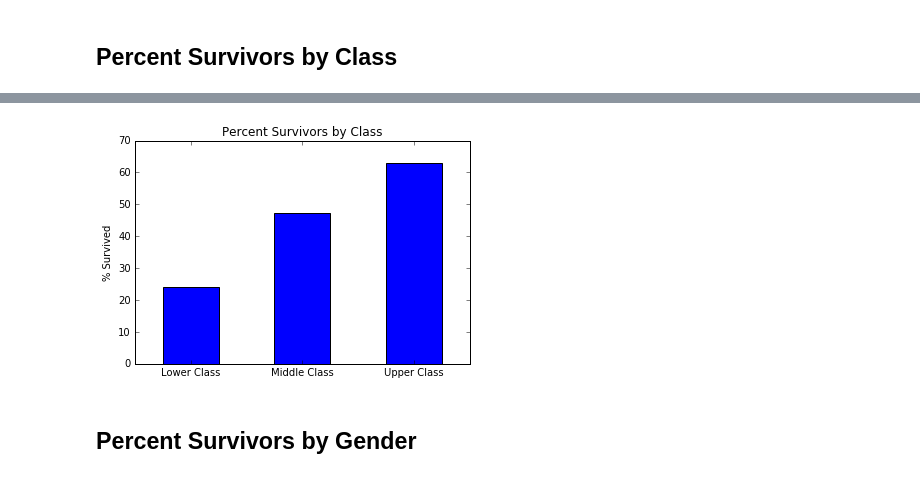
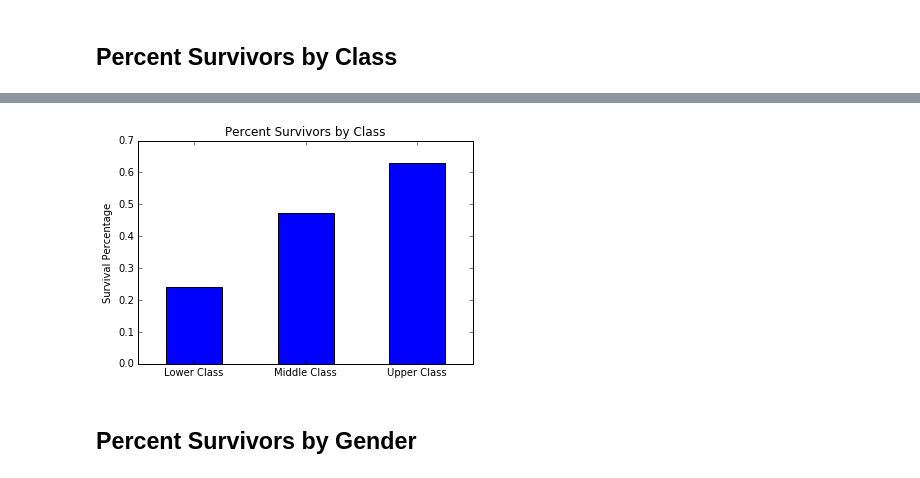
Before and after one commit to dcblum/TitanicDataSet, a Jupyter notebook: Titanic_Analysis.ipynb, the cells around one changed output, grey strips where cells are left out. Saved outputs shown, nothing was run; the diff lists cells and outputs as text; code cells hidden in the pictures.

```diff
--- a/Titanic_Analysis.ipynb
+++ b/Titanic_Analysis.ipynb
@@ -87,7 +87,7 @@ def list_maker(data, key, value):
 
 def percent(part, whole):
     '''Returns float percent of part / whole'''
-    return float(part)/float(whole) * 100
+    return float(part)/float(whole)
 
 def get_values(key, value):
     '''Returns 3 values from dataset in form: int(total), int(survivors), percent(float)'''
@@ -95,5 +95,7 @@ def get_values(key, value):
     key_surv = list_maker(key_total, "Survived", 1)
     return len(key_total), len(key_surv), percent(len(key_surv), len(key_total))
 
-n_l, n_s_l, n_l_p = get_values("Pclass", 3)
-print str(n_l) + " " + str(n_s_l) + " " + str(n_l_p)
+def print_survival(int_whole, int_part, float_per, string):
+    print ("%s Passengers: " + str(int_whole)) % string
+    print ("%s Survivors: " + str(int_part)) % string
+    print ("Percent %s Survived: " + "%.2f" + "\n") % (string, float_per)
@@ -168,0 +121,12 @@ Percent Upper Class Survived: 62.96%
+# %%
+# Inspect factor CLASS from key "Pclass"
+
+# Get values for
+num_low, num_surv_low, num_low_per = get_values("Pclass", 3)
+num_mid, num_surv_mid, num_mid_per = get_values("Pclass", 2)
+num_up, num_surv_up, num_up_per = get_values("Pclass", 1)
+
+# Print survival stats based on Class
+print_survival(num_low, num_surv_low, num_low_per, "Lower Class")
+print_survival(num_mid, num_surv_mid, num_mid_per, "Middle Class")
+print_survival(num_up, num_surv_up, num_up_per, "Upper Class")
@@ -169,20 +145,20 @@ Percent Upper Class Survived: 62.96%
 # %%
 # Graph Percent Survivors by Class
 
 import matplotlib.pyplot as plt
 %matplotlib inline
 
 x_values = [1,2,3]
-y_values = [percent(num_surv_low, num_low), percent(num_surv_mid, num_mid), percent(num_surv_up, num_up)]
+y_values = [num_low_per, num_mid_per, num_up_per]
 labels = ["Lower Class", "Middle Class", "Upper Class"]
 
 plt.bar(x_values, y_values, align='center', width=.5)
 plt.xticks(x_values, labels)
-plt.ylabel("% Survived")
+plt.ylabel("Survival Percentage")
 plt.title("Percent Survivors by Class")
 
 plt.show()
 # %% [output]
-[figure, old version]
+[figure, new version]
 # %% [markdown]
 ## Percent Survivors by Gender
```
Also changed, not shown: parts of 10 cells of this notebook.
